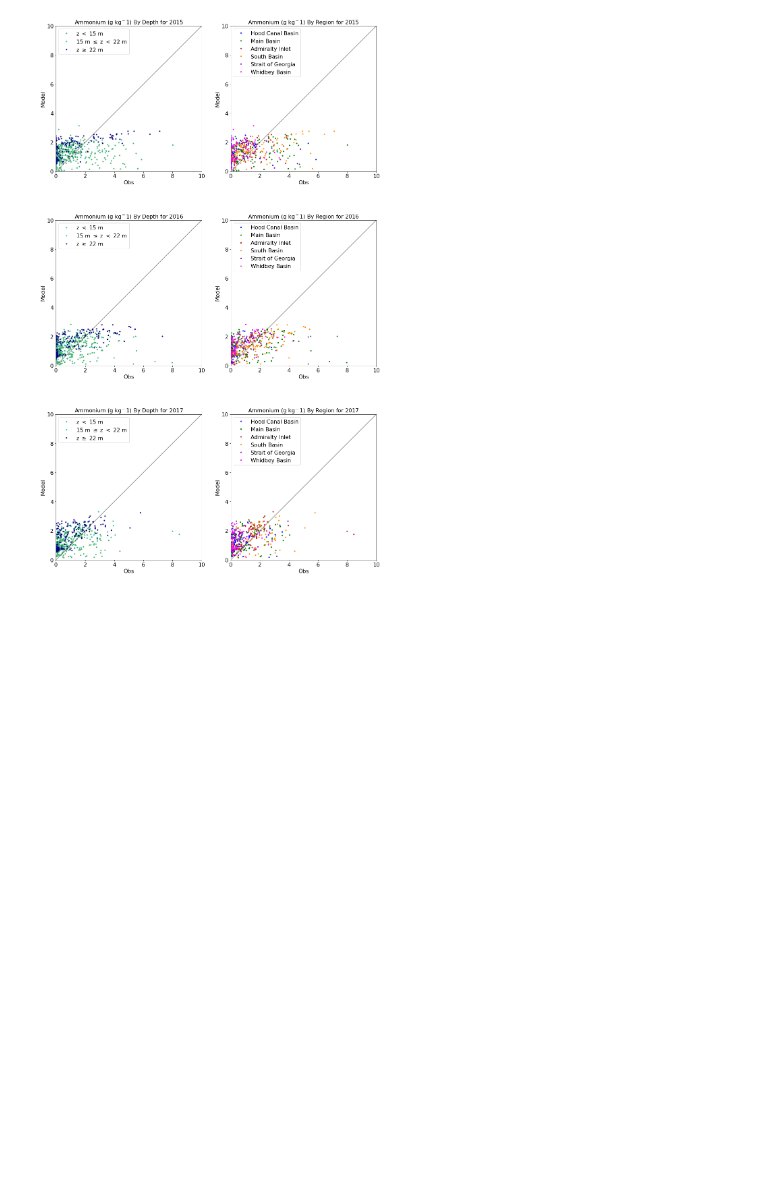
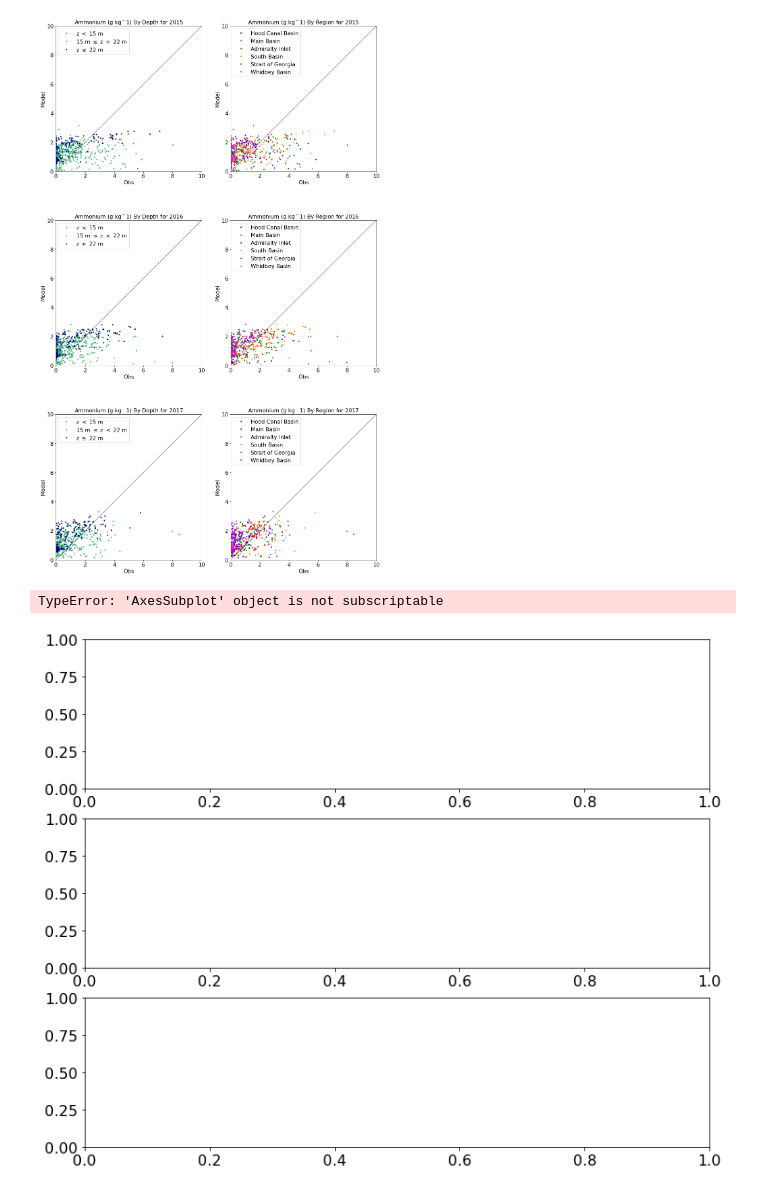
Before and after one commit to SalishSeaCast/analysis-keegan, a Jupyter notebook: notebooks/Evaluations/CTD_Nutrients_By_Year.ipynb, the cells around one changed output. Saved outputs shown, nothing was run; the diff lists cells and outputs as text; code cells hidden in the pictures; blank space fills up the shorter version.

```diff
--- a/notebooks/Evaluations/CTD_Nutrients_By_Year.ipynb
+++ b/notebooks/Evaluations/CTD_Nutrients_By_Year.ipynb
@@ -438,3 +438,13 @@ modvar='mod_ammonium'
 multi_depreg_graph(3,(17,30),(0,10),years,obsvar,modvar,'Ammonium')
 # %% [output]
 [figure]
+# %%
+down=3
+across=1
+figsize=(12,10)
+envvar=[['dtUTC','mod_nitrate','NO23']]
+
+multi_env_graph(down,across,figsize,years,envvar,'Temperature')
+# %% [output]
+TypeError: 'AxesSubplot' object is not subscriptable
+[figure, added]
```
Also changed, not shown: parts of 2 cells of this notebook, 6 other files.
